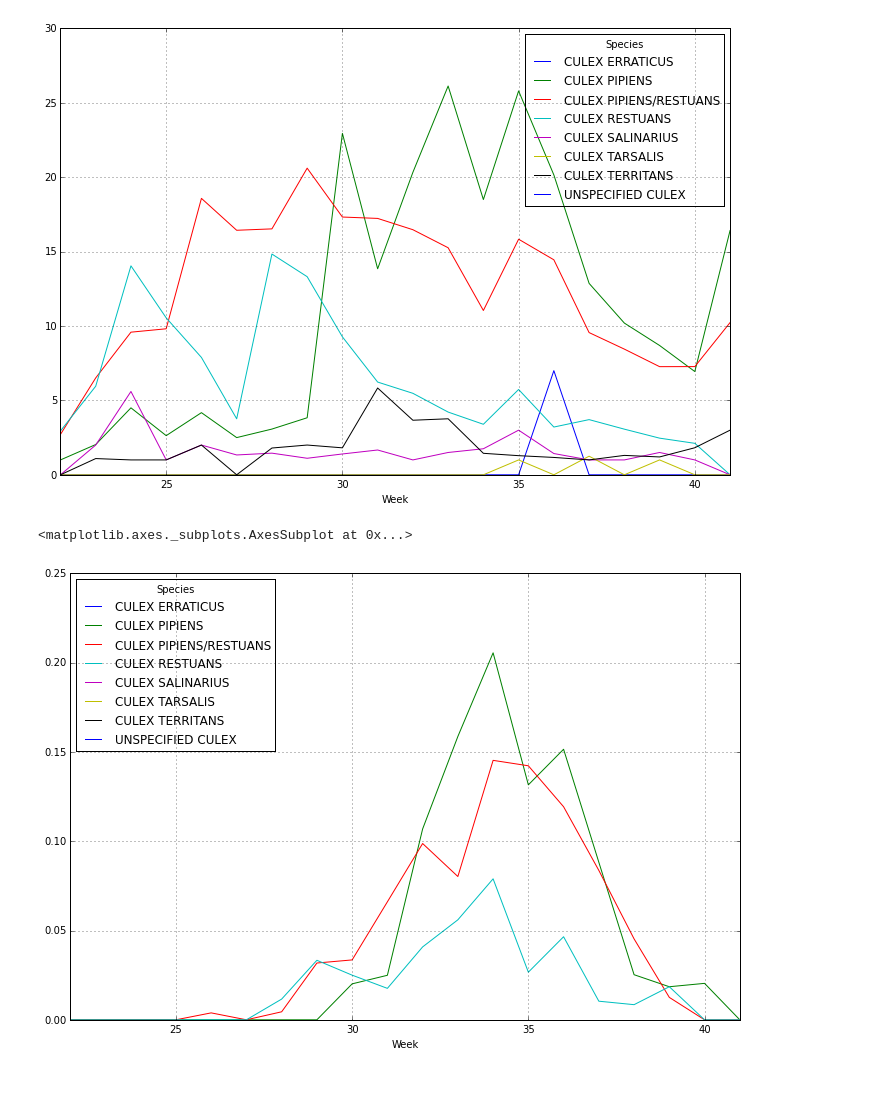
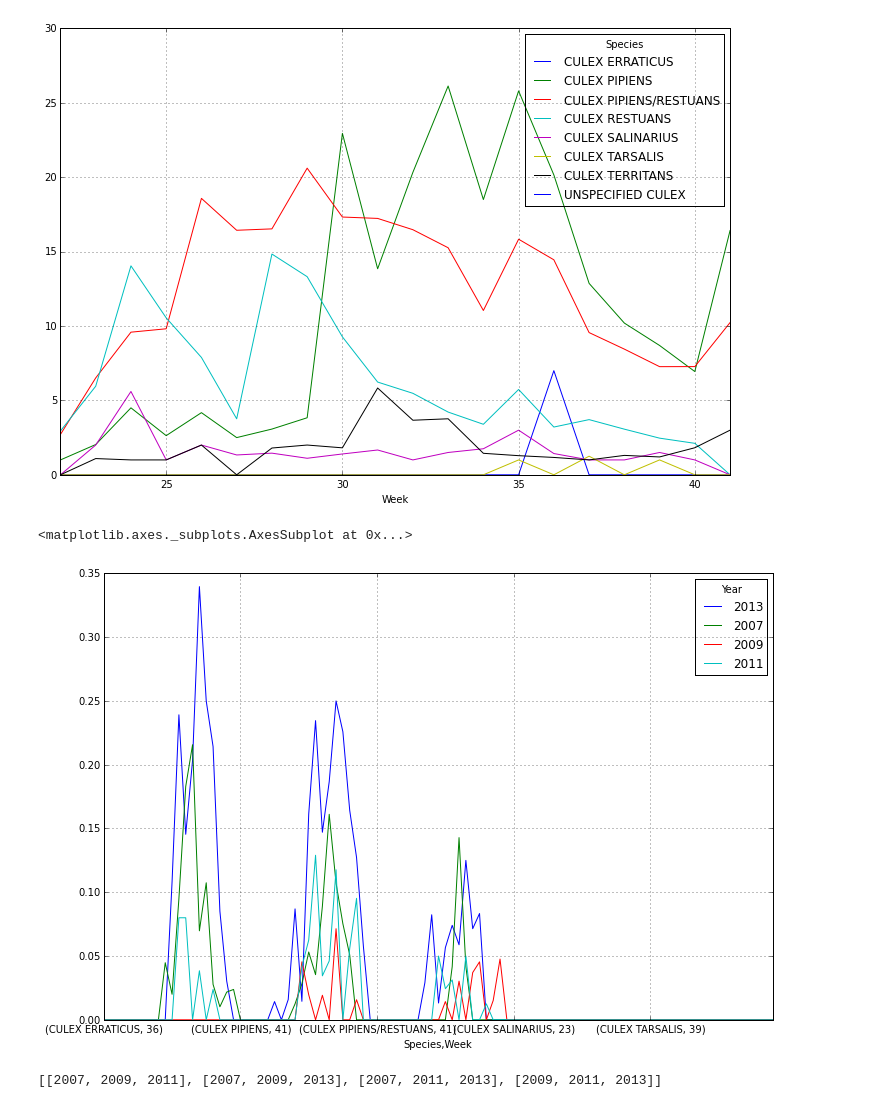
Before and after one commit to inmidvideo/kaggle-west-nile, a Jupyter notebook: src/exploring_dw.ipynb, the cells around one changed output. Cells and saved outputs as stored; diff of their text form; code cells hidden in the pictures.

```diff
--- a/src/exploring_dw.ipynb
+++ b/src/exploring_dw.ipynb
@@ -36,14 +47,14 @@ df_num.plot(kind='line', figsize=(12, 8))
 [figure]
 # %%
 # wnv by week
-g_wnv = X_train.groupby(['Species', 'Week'])['WnvPresent'].agg(np.mean)
-df_wnv = g_wnv.unstack(level=[0])
+g_wnv = X_train.groupby(['Species', 'Year', 'Week'])['WnvPresent'].agg(np.mean)
+df_wnv = g_wnv.unstack(level=[1])
 df_wnv.fillna(0.0, inplace='True')
-df_wnv['UNSPECIFIED CULEX'] = 0.0
+#df_wnv['UNSPECIFIED CULEX'] = 0.0
 df_wnv.plot(kind='line', figsize=(12, 8))
 # %% [output]
 <matplotlib.axes._subplots.AxesSubplot at 0x...>
-[figure, old version]
+[figure, new version]
 # %%
 # pull some training data
 X_test = pd.DataFrame(index=test.index)
@@ -65,0 +77,11 @@ wnv_test.to_csv('../working/test_fn.csv')
+# %%
+# validation test
+years = np.unique(X_train['Year'])
+
+# combinations approach
+yc = list(combinations(years, 3))
+train_years = [list(c) for c in yc]
+#test_years = [list(set(years) - set(c)) for c in yc]
+print train_years
+# %% [output]
+[[2007, 2009, 2011], [2007, 2009, 2013], [2007, 2011, 2013], [2009, 2011, 2013]]
```
Also changed, not shown: parts of 6 cells of this notebook, 3 other files.
